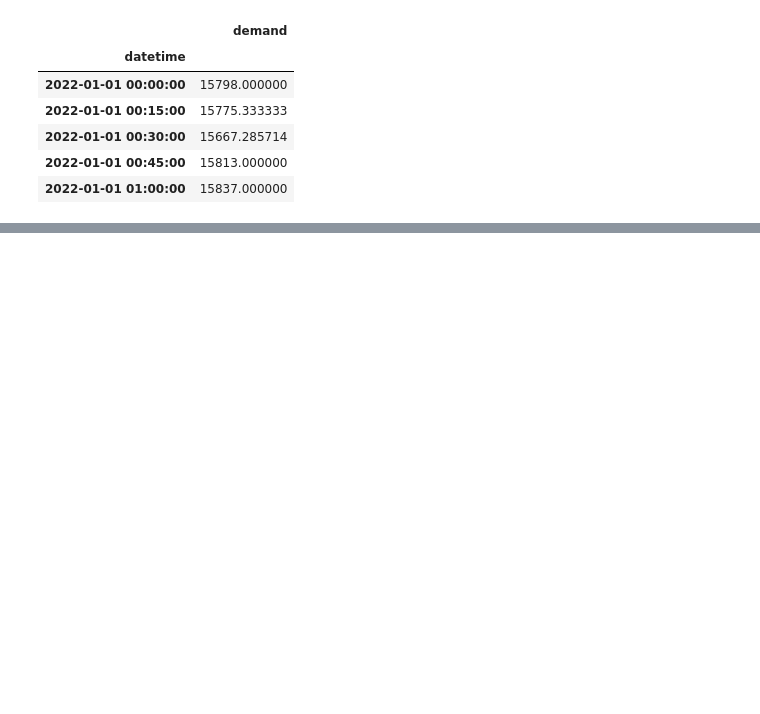
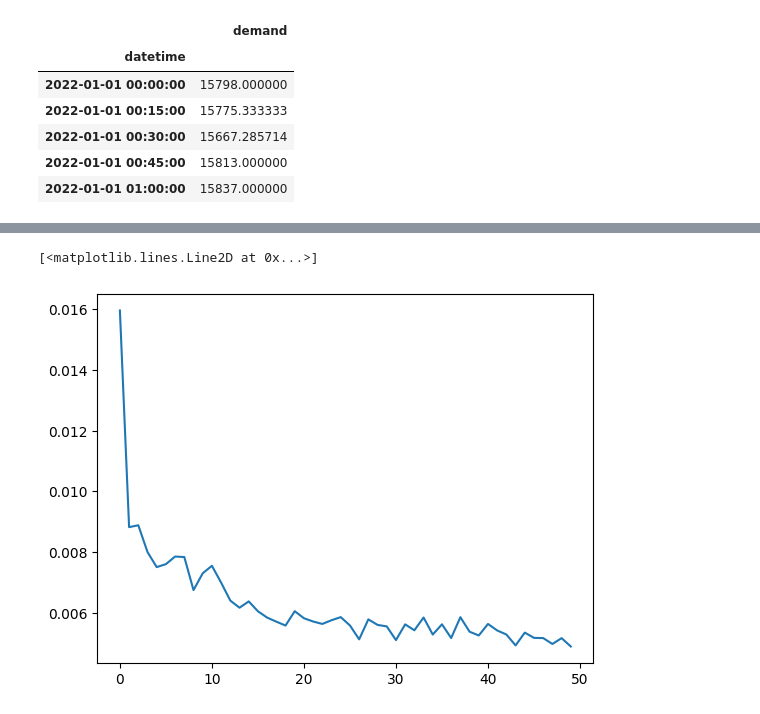
Before and after one commit to nitsundon/100DaysofML, a Jupyter notebook: Day01/LSTM.ipynb, the cells around one changed output, grey strips where cells are left out. Cells and saved outputs as stored; diff of their text form; code cells hidden in the pictures; blank space fills up the shorter version.

```diff
--- a/Day01/LSTM.ipynb
+++ b/Day01/LSTM.ipynb
@@ -54,0 +65,3 @@ ValueError: You must specify a period or x must be a pandas object with a Period
+# %%
+scaled_train=scaler.transform(train)
+scaled_test=scaler.transform(test)
@@ -54,0 +70,5 @@ ValueError: You must specify a period or x must be a pandas object with a Period
+# %%
+n_input=15
+n_features=1
+gen=TimeseriesGenerator(scaled_train,scaled_train,length=n_input,batch_size=1)
+X,y=gen[0]
@@ -54,0 +78,6 @@ ValueError: You must specify a period or x must be a pandas object with a Period
+# %%
+model=Sequential()
+model.add(LSTM(100,activation="relu",input_shape=(n_input, n_features)))
+model.add(Dense(1))
+model.compile(optimizer="adam",loss="mse")
+model.summary()
@@ -54,0 +96,2 @@ ValueError: You must specify a period or x must be a pandas object with a Period
+# %%
+model.fit(gen,epochs=50)
@@ -54,0 +118,7 @@ ValueError: You must specify a period or x must be a pandas object with a Period
+# %%
+from matplotlib import pyplot as plt
+losses=pd.DataFrame(model.history.history)
+plt.plot(range(len(losses)),losses)
+# %% [output]
+[<matplotlib.lines.Line2D at 0x...>]
+[figure, added]
```
Also changed, not shown: parts of 18 cells of this notebook.
